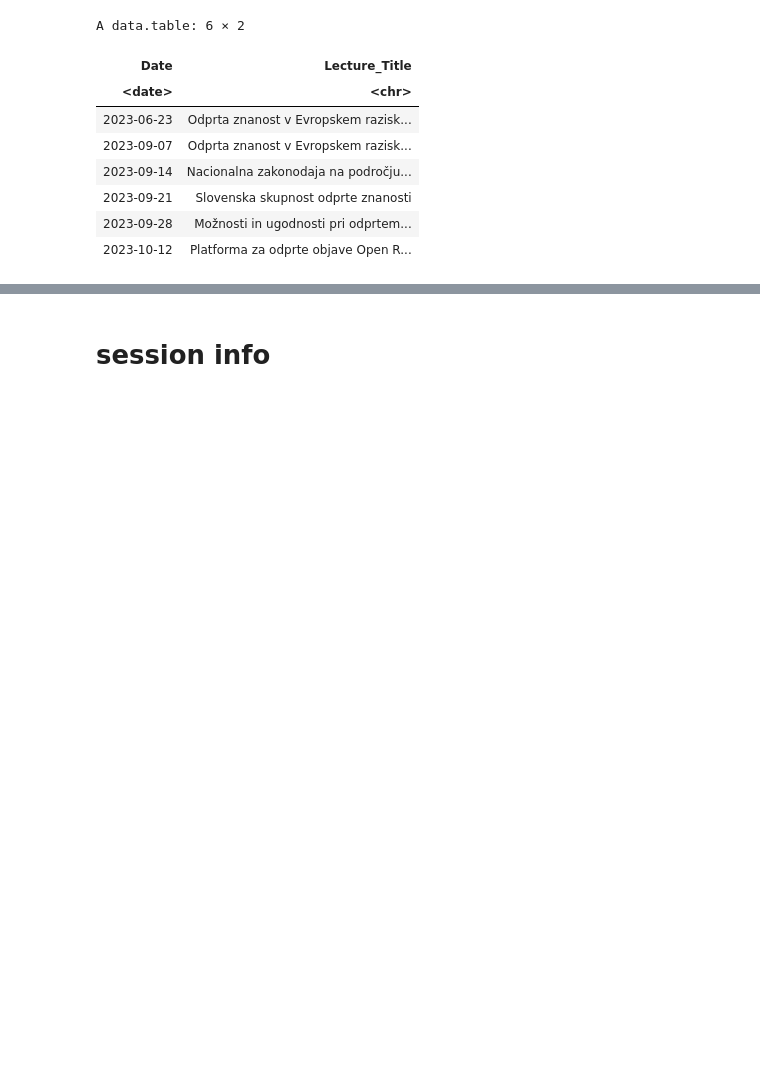
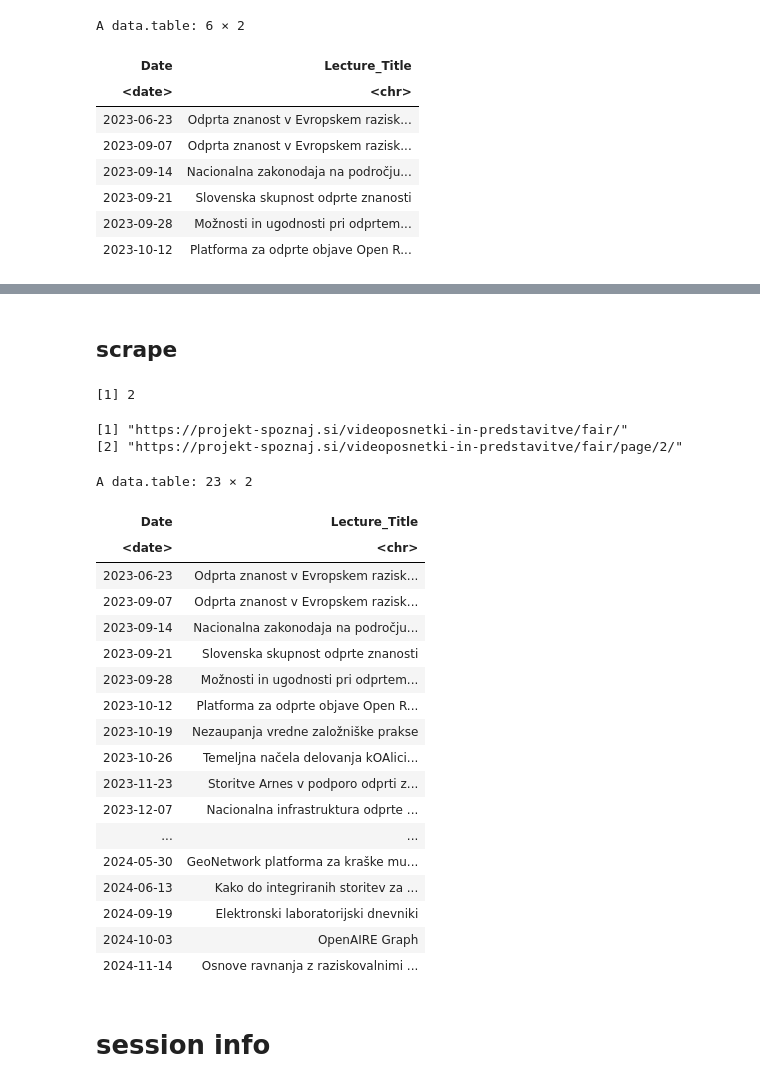
Before and after one commit to NIB-SI/SPOZNAJ, a Jupyter notebook: scripts/scrape-R.ipynb, the cells around one changed output, grey strips where cells are left out. Cells and saved outputs as stored; diff of their text form; code cells hidden in the pictures; blank space fills up the shorter version.

Commit message:
baseR

```diff
--- a/scripts/scrape-R.ipynb
+++ b/scripts/scrape-R.ipynb
@@ -253,0 +295,32 @@ A data.table: 6 × 2
+# %%
+scrape_page = function(url) {
+    # webpage content
+    response = httr::GET(url)
+
+    # successful ?
+    if (httr::status_code(response) != 200) {
+    return(data.table::data.table(Date = as.Date(character()), Lecture_Title = character()))
+    }
+
+    # HTML as string
+    webpage = httr::content(response, as = "text", encoding = "UTF-8")
+
+    # regex
+    ## titles
+    title_pattern = "<a[^>]*class=\"aiovg-link-title\"[^>]*>(.*?)</a>"
+    lecture_titles = regmatches(webpage, gregexpr(title_pattern, webpage))[[1]]
+    lecture_titles = gsub(title_pattern, "\\1", lecture_titles)
+
+    # dates
+    dates = regmatches(lecture_titles, gregexpr("\\(\\d{1,2}\\. \\d{1,2}\\. \\d{4}\\)", lecture_titles))
+    dates = unlist(dates)
+    dates = gsub("[()]", "", dates)
+    dates = as.Date(dates, format = "%d. %m. %Y")
+
+
+    cleaned_titles = gsub("\\s*\\(\\d{1,2}\\. \\d{1,2}\\. \\d{4}\\)", "", lecture_titles)
+    cleaned_titles = trimws(cleaned_titles)
+
+    # data table
+    data.table::data.table(Date = dates, Lecture_Title = cleaned_titles)
+}
@@ -254,3 +371,34 @@ A data.table: 6 × 2
+# %% [markdown]
+## scrape
+# %%
+(total_pages = find_total_pages(base_url))
+(urls = c(base_url, paste0(base_url, "page/", 2:total_pages, "/")))
+
+lectures_dt = data.table::rbindlist(lapply(urls, scrape_page))
+lectures_dt
+# %% [output]
+[1] 2
+[1] "https://projekt-spoznaj.si/videoposnetki-in-predstavitve/fair/"
+[2] "https://projekt-spoznaj.si/videoposnetki-in-predstavitve/fair/page/2/"
+A data.table: 23 × 2
+| Date | Lecture_Title |
+| <date> | <chr> |
+| 2023-06-23 | Odprta znanost v Evropskem razisk... |
+| 2023-09-07 | Odprta znanost v Evropskem razisk... |
+| 2023-09-14 | Nacionalna zakonodaja na področju... |
+| 2023-09-21 | Slovenska skupnost odprte znanosti |
+| 2023-09-28 | Možnosti in ugodnosti pri odprtem... |
+| 2023-10-12 | Platforma za odprte objave Open R... |
+| 2023-10-19 | Nezaupanja vredne založniške prakse |
+| 2023-10-26 | Temeljna načela delovanja kOAlici... |
+| 2023-11-23 | Storitve Arnes v podporo odprti z... |
+| 2023-12-07 | Nacionalna infrastruktura odprte ... |
+| ... | ... |
+| 2024-05-30 | GeoNetwork platforma za kraške mu... |
+| 2024-06-13 | Kako do integriranih storitev za ... |
+| 2024-09-19 | Elektronski laboratorijski dnevniki |
+| 2024-10-03 | OpenAIRE Graph |
+| 2024-11-14 | Osnove ravnanja z raziskovalnimi ... |
 # %% [markdown]
 # session info
 # %%
```
Also changed, not shown: parts of 10 cells of this notebook, 1 other file.
